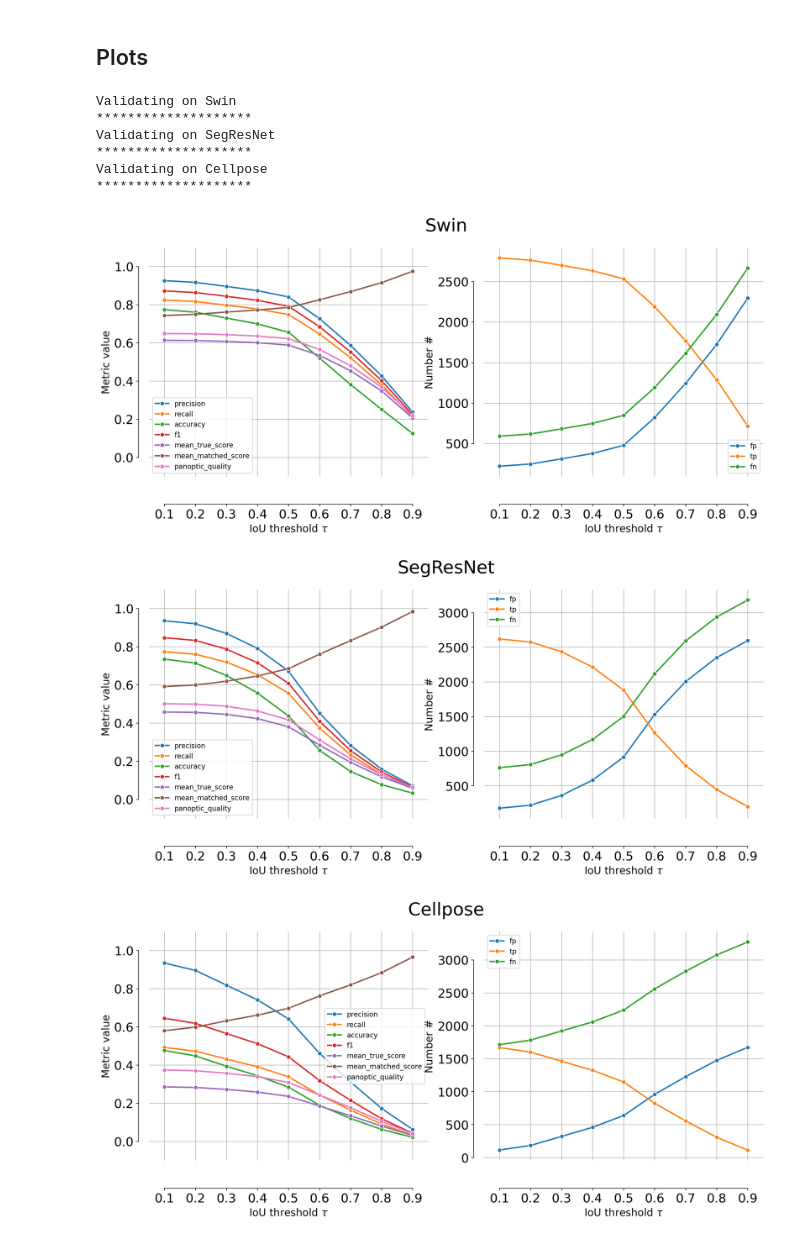
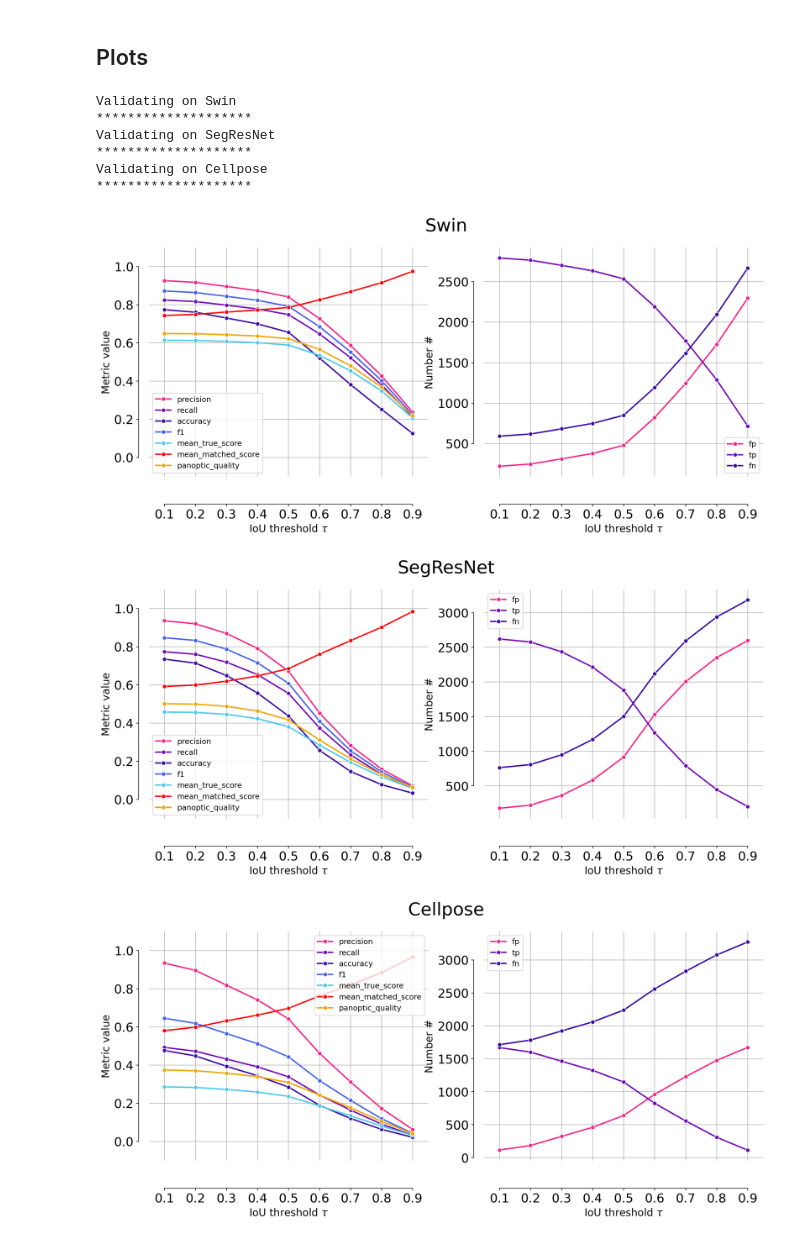
Before and after one commit to C-Achard/cellseg3d-figures, a Jupyter notebook: book/figX-x-supervised/supervised_benchmark.ipynb, the cells around one changed output. Drawn from its saved outputs; the diff is of its cells as text; code cells hidden in the pictures.

```diff
--- a/book/figX-x-supervised/supervised_benchmark.ipynb
+++ b/book/figX-x-supervised/supervised_benchmark.ipynb
@@ -68,30 +63,30 @@ segresnet_instance = np.array(segresnet_instance)
 # %% [markdown]
 ## Plots
 # %%
-
 taus = [0.1, 0.2, 0.3, 0.4, 0.5, 0.6, 0.7, 0.8, 0.9]
 
 predictions = [swin_instance, segresnet_instance, cellpose]
 names = ["Swin", "SegResNet", "Cellpose"]
 
 model_stats = []
 dfs = []
+
 for i, p in enumerate(predictions):
     print(f"Validating on {names[i]}")
     stats = [matching_dataset(
         labels_gt, p, thresh=t, show_progress=False
         ) for t in taus]
     model_stats.append(stats)
-    plot_performance(taus, stats, name=names[i], use_palette=False)
+    plot_performance(taus, stats, name=names[i])
     print("*"*20)
 # %% [output]
 Validating on Swin
 ********************
 Validating on SegResNet
 ********************
 Validating on Cellpose
 ********************
-[figure, old version]
+[figure, new version]
-[figure, old version]
+[figure, new version]
-[figure, old version]
+[figure, new version]
 # %%
```
Also changed, not shown: parts of 2 cells of this notebook, 3 other files.
